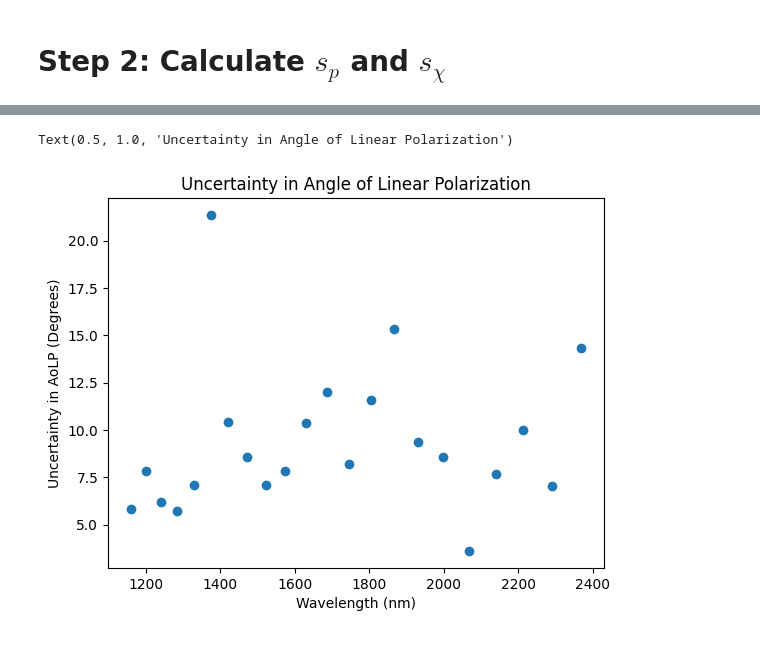
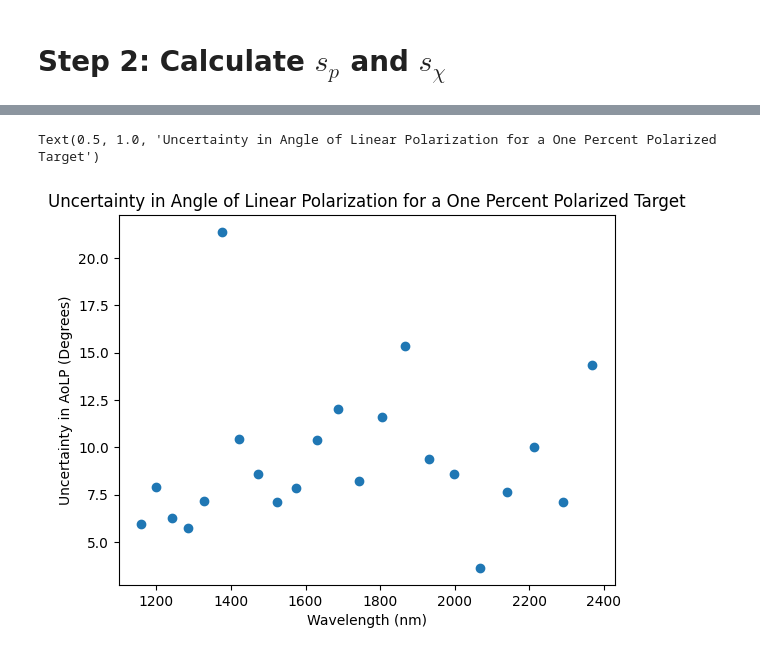
Before and after one commit to UCSB-Exoplanet-Polarimetry-Lab/pyPolCal, a Jupyter notebook: pyPolCal/tutorial_notebooks/CHARIS_fitting_tutorial/6_calculate_polarimetric_accuracy.ipynb, the cells around one changed output, grey strips where cells are left out. Saved outputs shown, nothing was run; the diff lists cells and outputs as text; code cells hidden in the pictures.

```diff
--- a/pyPolCal/tutorial_notebooks/CHARIS_fitting_tutorial/6_calculate_polarimetric_accuracy.ipynb
+++ b/pyPolCal/tutorial_notebooks/CHARIS_fitting_tutorial/6_calculate_polarimetric_accuracy.ipynb
@@ -17,7 +17,7 @@ with open('s_abs.txt', 'r') as f:
 # %%
 from pyPolCal.fitting import calc_polarimetric_accuracy
 # Calculating for a 1% polarized target
-s_p, s_chi = calc_polarimetric_accuracy(s_abs,s_rel, p=1, chi_deg=1)
+s_p, s_chi = calc_polarimetric_accuracy(s_abs,s_rel, p=1, chi_deg=50)
 print(s_p)
 print(s_chi)
 # %% [output]
@@ -43,8 +43,8 @@ Text(0.5, 1.0, 'Uncertainty in Degree of Linear Polarization')
 # %%
 plt.scatter(wavelength_bins, s_chi, label='s_chi')
 plt.xlabel('Wavelength (nm)')
 plt.ylabel('Uncertainty in AoLP (Degrees)')
-plt.title('Uncertainty in Angle of Linear Polarization')
+plt.title('Uncertainty in Angle of Linear Polarization for a One Percent Polarized Target')
 # %% [output]
-Text(0.5, 1.0, 'Uncertainty in Angle of Linear Polarization')
+Text(0.5, 1.0, 'Uncertainty in Angle of Linear Polarization for a One Percent Polarized Target')
-[figure, old version]
+[figure, new version]
```
Also changed, not shown: parts of 2 cells of this notebook.
